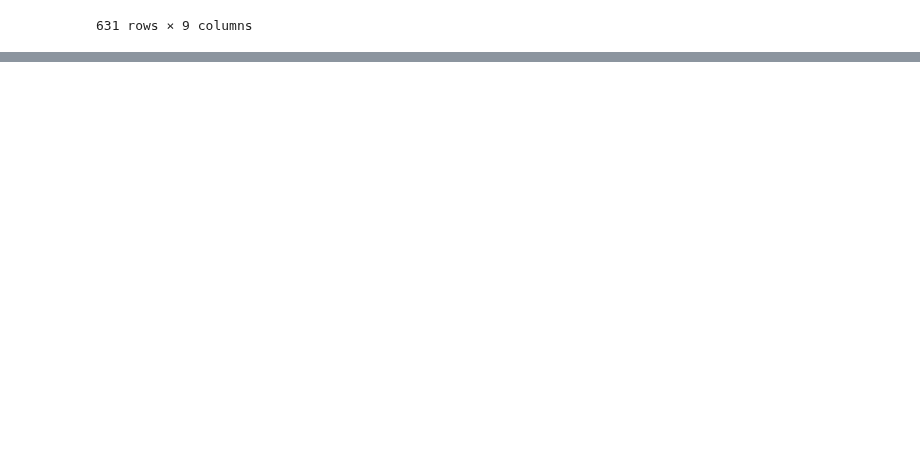
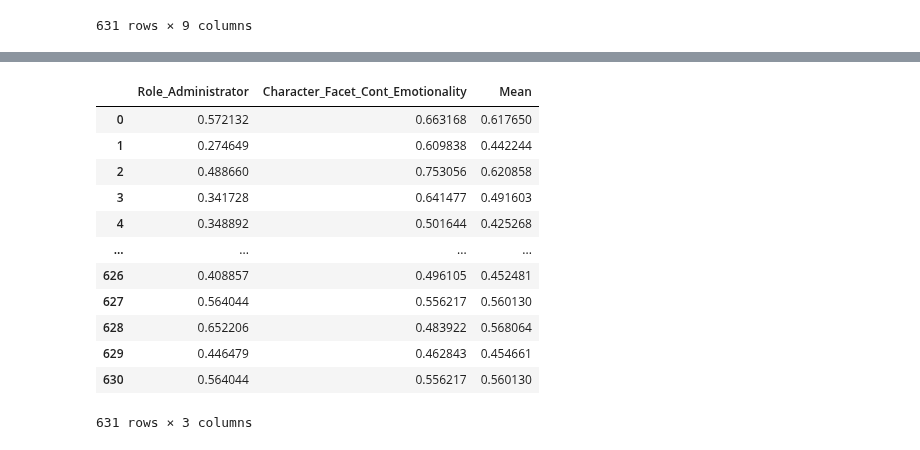
Before and after one commit to dindaslsbilla/coba, a Jupyter notebook: Untitled1.ipynb, the cells around one changed output, grey strips where cells are left out. Saved outputs shown, nothing was run; the diff lists cells and outputs as text; code cells hidden in the pictures; blank space fills up the shorter version.

Commit message:
add role administrator to csv

```diff
--- a/Untitled1.ipynb
+++ b/Untitled1.ipynb
@@ -325,0 +345,25 @@ rolesupplier_df
+# %%
+roleadministrator_df=pd.read_csv('maingames_roleadministrator.csv')
+roleadministrator_df.mean(axis=0)
+roleadministrator_df.drop(columns=roleadministrator_df.columns[0],
+        axis=1,
+        inplace=True)
+roleadministrator_df.to_csv('maingames_roleadministrator.csv',index="False")
+mean_row=roleadministrator_df.mean(axis=1)
+roleadministrator_df['Mean']=mean_row
+roleadministrator_df.to_csv('maingames_roleadministrator.csv',index="False")
+roleadministrator_df
+# %% [output]
+|  | Role_Administrator | Character_Facet_Cont_Emotionality | Mean |
+| 0 | 0.572132 | 0.663168 | 0.617650 |
+| 1 | 0.274649 | 0.609838 | 0.442244 |
+| 2 | 0.488660 | 0.753056 | 0.620858 |
+| 3 | 0.341728 | 0.641477 | 0.491603 |
+| 4 | 0.348892 | 0.501644 | 0.425268 |
+| ... | ... | ... | ... |
+| 626 | 0.408857 | 0.496105 | 0.452481 |
+| 627 | 0.564044 | 0.556217 | 0.560130 |
+| 628 | 0.652206 | 0.483922 | 0.568064 |
+| 629 | 0.446479 | 0.462843 | 0.454661 |
+| 630 | 0.564044 | 0.556217 | 0.560130 |
+631 rows × 3 columns
```
Also changed, not shown: parts of 3 cells of this notebook, 1 other file.
